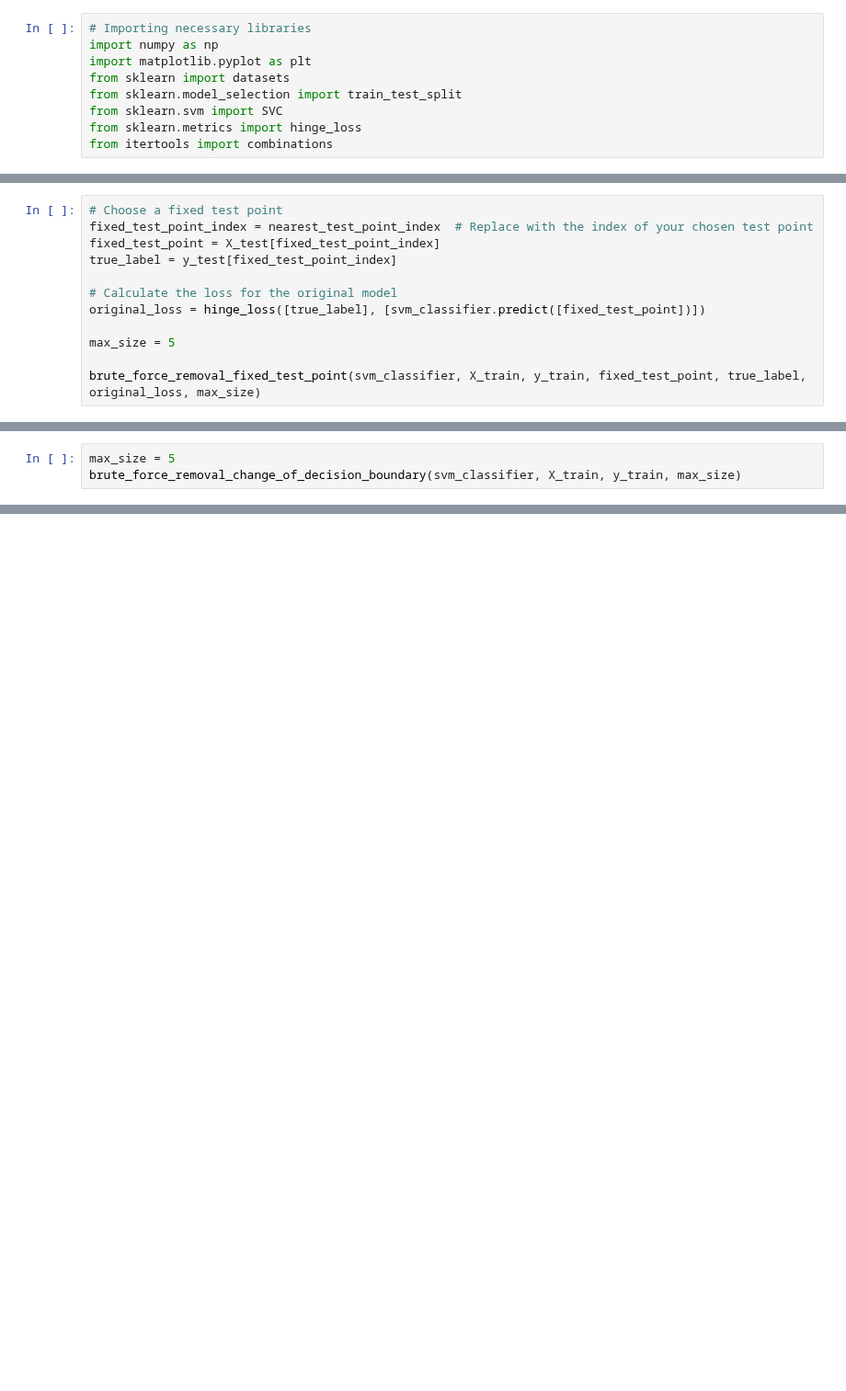
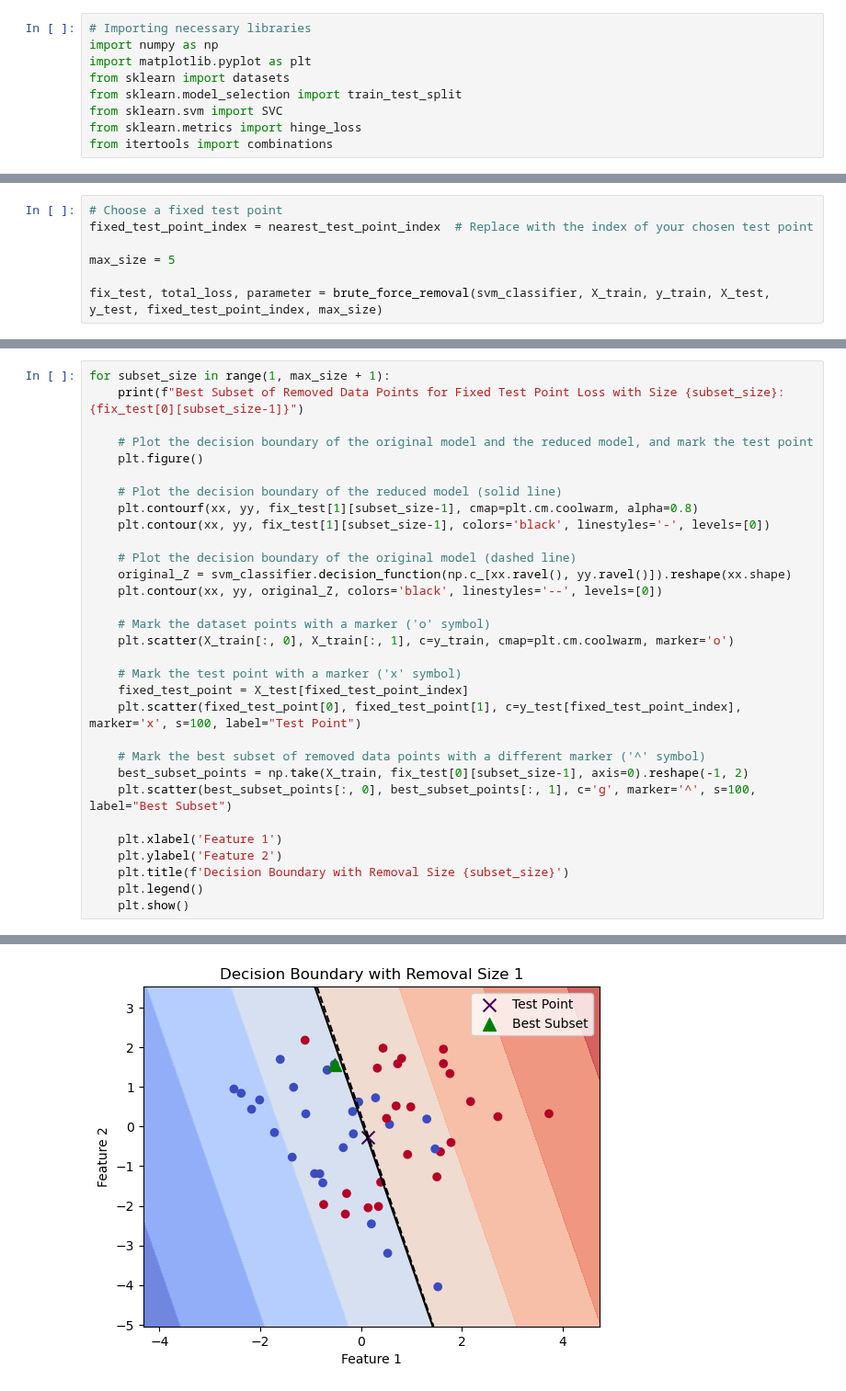
Before and after one commit to sleepymalc/MISS, a Jupyter notebook: SVM.ipynb, the cells around one changed output, grey strips where cells are left out. Shown at 92% size. Drawn from its saved outputs; the diff is of its cells as text; blank space fills up the shorter version.

```diff
--- a/SVM.ipynb
+++ b/SVM.ipynb
@@ -179,12 +197,7 @@ def brute_force_removal_fixed_test_point(original_svm_classifier, X_train, y_tra
 # %%
 # Choose a fixed test point
 fixed_test_point_index = nearest_test_point_index  # Replace with the index of your chosen test point
-fixed_test_point = X_test[fixed_test_point_index]
-true_label = y_test[fixed_test_point_index]
-
-# Calculate the loss for the original model
-original_loss = hinge_loss([true_label], [svm_classifier.predict([fixed_test_point])])
 
 max_size = 5
 
-brute_force_removal_fixed_test_point(svm_classifier, X_train, y_train, fixed_test_point, true_label, original_loss, max_size)
+fix_test, total_loss, parameter = brute_force_removal(svm_classifier, X_train, y_train, X_test, y_test, fixed_test_point_index, max_size)
@@ -375,3 +203,0 @@ def brute_force_removal_change_of_decision_boundary(original_svm_classifier, X_t
-# %%
-max_size = 5
-brute_force_removal_change_of_decision_boundary(svm_classifier, X_train, y_train, max_size)
@@ -398,0 +204,32 @@ Maximum Parameter Difference: 1.2672
+# %%
+for subset_size in range(1, max_size + 1):
+	print(f"Best Subset of Removed Data Points for Fixed Test Point Loss with Size {subset_size}: {fix_test[0][subset_size-1]}")
+
+	# Plot the decision boundary of the original model and the reduced model, and mark the test point
+	plt.figure()
+
+	# Plot the decision boundary of the reduced model (solid line)
+	plt.contourf(xx, yy, fix_test[1][subset_size-1], cmap=plt.cm.coolwarm, alpha=0.8)
+	plt.contour(xx, yy, fix_test[1][subset_size-1], colors='black', linestyles='-', levels=[0])
+
+	# Plot the decision boundary of the original model (dashed line)
+	original_Z = svm_classifier.decision_function(np.c_[xx.ravel(), yy.ravel()]).reshape(xx.shape)
+	plt.contour(xx, yy, original_Z, colors='black', linestyles='--', levels=[0])
+
+	# Mark the dataset points with a marker ('o' symbol)
+	plt.scatter(X_train[:, 0], X_train[:, 1], c=y_train, cmap=plt.cm.coolwarm, marker='o')
+
+	# Mark the test point with a marker ('x' symbol)
+	fixed_test_point = X_test[fixed_test_point_index]
+	plt.scatter(fixed_test_point[0], fixed_test_point[1], c=y_test[fixed_test_point_index], marker='x', s=100, label="Test Point")
+
+	# Mark the best subset of removed data points with a different marker ('^' symbol)
+	best_subset_points = np.take(X_train, fix_test[0][subset_size-1], axis=0).reshape(-1, 2)
+	plt.scatter(best_subset_points[:, 0], best_subset_points[:, 1], c='g', marker='^', s=100, label="Best Subset")
+
+	plt.xlabel('Feature 1')
+	plt.ylabel('Feature 2')
+	plt.title(f'Decision Boundary with Removal Size {subset_size}')
+	plt.legend()
+	plt.show()
+# %% [output]
@@ -398,0 +237 @@ Maximum Parameter Difference: 1.2672
+[figure, added]
```
Also changed, not shown: parts of 12 cells of this notebook.
